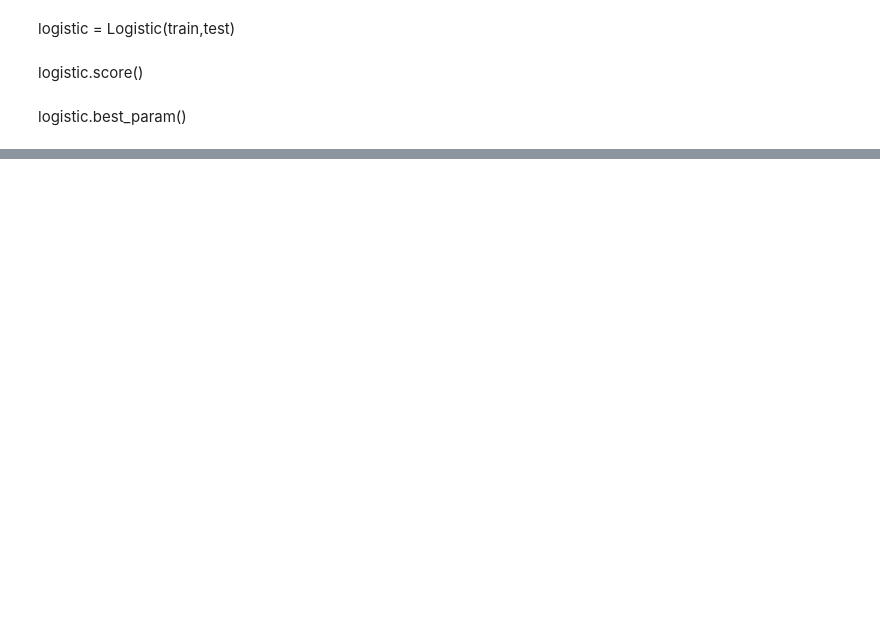
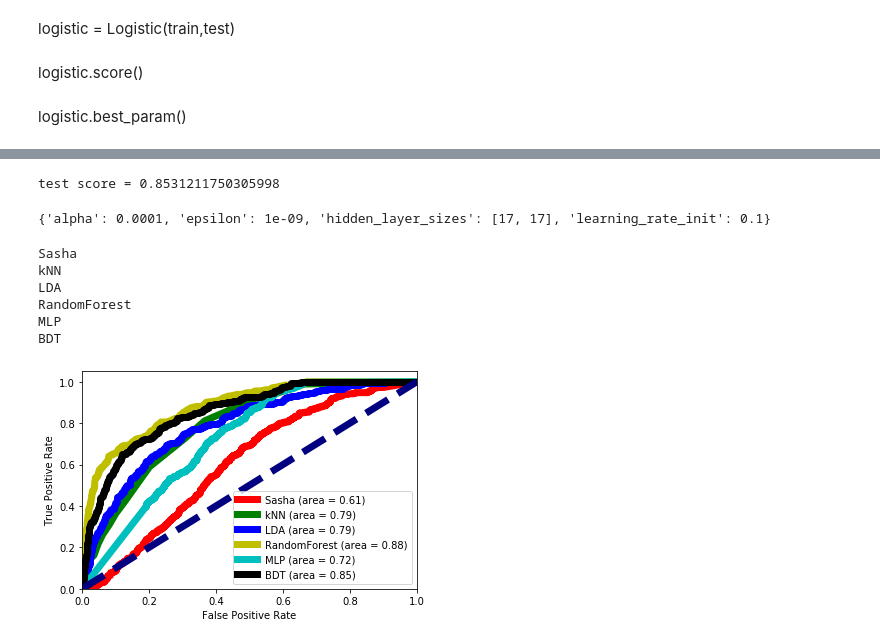
Before and after one commit to FrancescoVassalli/HIPhotonCluster, a Jupyter notebook: algoTesting/PiTest.ipynb, the cells around one changed output, grey strips where cells are left out. Cells and saved outputs as stored; diff of their text form; code cells hidden in the pictures; blank space fills up the shorter version.

```diff
--- a/algoTesting/PiTest.ipynb
+++ b/algoTesting/PiTest.ipynb
@@ -113,7 +113,7 @@ class MLP(Algo):
 		return train, test
 	def train(self,data):
         #split data and score
-		self.classifier = GridSearchCV(MLPClassifier(early_stopping=True),{'alpha':[1e-4],'learning_rate_init':[1e-2],'epsilon':[1e-9],'hidden_layer_sizes':[9,3]},cv=5).fit(data.drop(['isPhoton'],axis=1),data['isPhoton'])
+		self.classifier = GridSearchCV(MLPClassifier(early_stopping=True,warm_start=True),{'alpha':[1e-4,1e-3,1e-5],'learning_rate_init':[1e-2,1e-3,1e-1],'epsilon':[1e-9,1e-8,1e-10],'hidden_layer_sizes':[[17,17]]},cv=5).fit(data.drop(['isPhoton'],axis=1),data['isPhoton'])
 	def getName(self):
 		return "MLP"
 # %%
@@ -134,7 +134,7 @@ def plotRoc(algos):
     tpr = dict()
     roc_auc = dict()
     plt.figure()
-    plt.rc('axes', prop_cycle=(cycler('color', ['r', 'g', 'b', 'y'])))
+    plt.rc('axes', prop_cycle=(cycler('color', ['r', 'g', 'b', 'y','c','k'])))
     lw = len(algos) + 1
     for algo in algos:
         print(algo.getName())
@@ -311,5 +317,20 @@ randomForest.best_param()
 mlp = MLP(train,test)
 # %%
 mlp.score()
+# %% [output]
+test score = 0.8531211750305998
 # %%
 mlp.best_param()
+# %% [output]
+{'alpha': 0.0001, 'epsilon': 1e-09, 'hidden_layer_sizes': [17, 17], 'learning_rate_init': 0.1}
+# %%
+algos = [sasha, knn, lda, randomForest,mlp,bdt]
+plotRoc(algos)
+# %% [output]
+Sasha
+kNN
+LDA
+RandomForest
+MLP
+BDT
+[figure, added]
```
Also changed, not shown: parts of 7 cells of this notebook, 1 other file.
